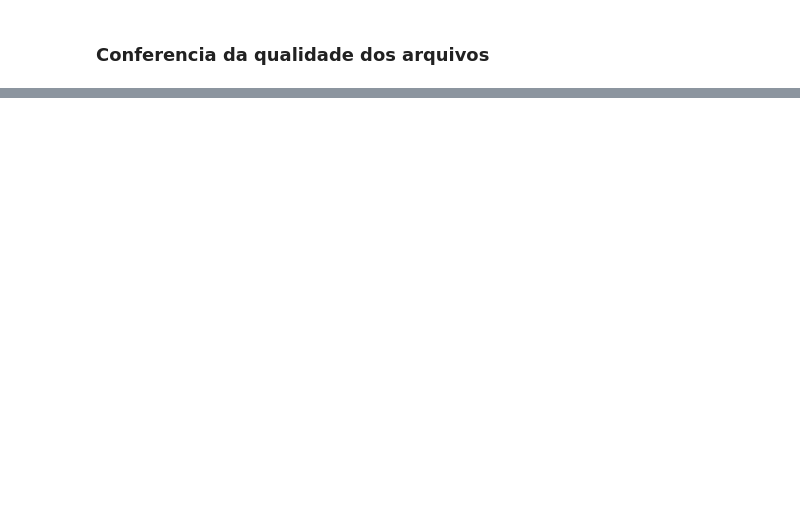
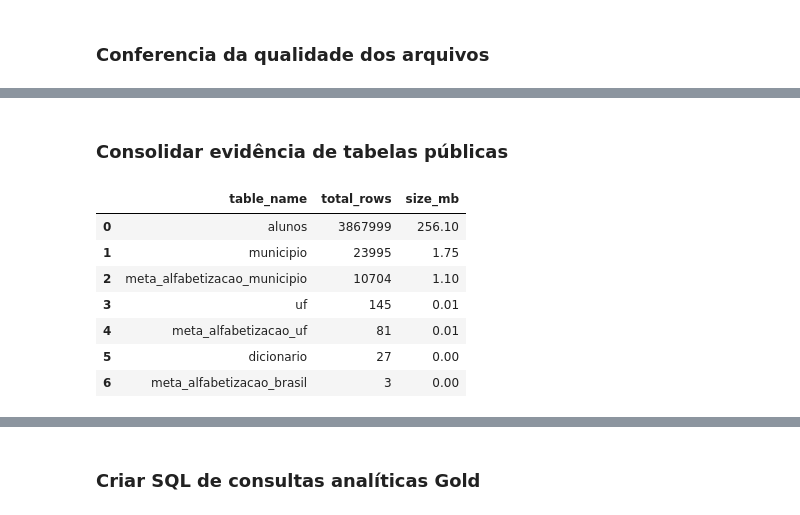
Before and after one commit to acorrea79/techchallenge-fase2-pipeline-alfabetizacao, a Jupyter notebook: notebooks/pipeline_alfabetizacao.ipynb, the cells around one changed output, grey strips where cells are left out. Saved outputs shown, nothing was run; the diff lists cells and outputs as text; code cells hidden in the pictures; blank space fills up the shorter version.

```diff
--- a/notebooks/pipeline_alfabetizacao.ipynb
+++ b/notebooks/pipeline_alfabetizacao.ipynb
@@ -4257,0 +4547,35 @@ Failed checks: 0
+# %% [markdown]
+### Consolidar evidência de tabelas públicas
+# %%
+# Evidência das tabelas públicas utilizadas
+
+query_public_tables = """
+SELECT
+  table_id AS table_name,
+  row_count AS total_rows,
+  ROUND(size_bytes / 1024 / 1024, 2) AS size_mb
+FROM
+  `basedosdados.br_inep_avaliacao_alfabetizacao.__TABLES__`
+ORDER BY
+  size_bytes DESC
+"""
+
+df_bigquery_public_tables = client.query(query_public_tables).to_dataframe(
+    create_bqstorage_client=False
+)
+
+display(df_bigquery_public_tables)
+
+public_tables_file = EVIDENCE_PATH / f"bigquery_public_tables_{CLOUD_EVIDENCE_RUN_ID}.csv"
+df_bigquery_public_tables.to_csv(public_tables_file, index=False, encoding="utf-8")
+
+write_log(f"Evidência de tabelas públicas salva: {public_tables_file}")
+# %% [output]
+|  | table_name | total_rows | size_mb |
+| 0 | alunos | 3867999 | 256.10 |
+| 1 | municipio | 23995 | 1.75 |
+| 2 | meta_alfabetizacao_municipio | 10704 | 1.10 |
+| 3 | uf | 145 | 0.01 |
+| 4 | meta_alfabetizacao_uf | 81 | 0.01 |
+| 5 | dicionario | 27 | 0.00 |
+| 6 | meta_alfabetizacao_brasil | 3 | 0.00 |
@@ -4257,0 +4583,2 @@ Failed checks: 0
+# %% [markdown]
+### Criar SQL de consultas analíticas Gold
```
Also changed, not shown: parts of 109 cells of this notebook.
